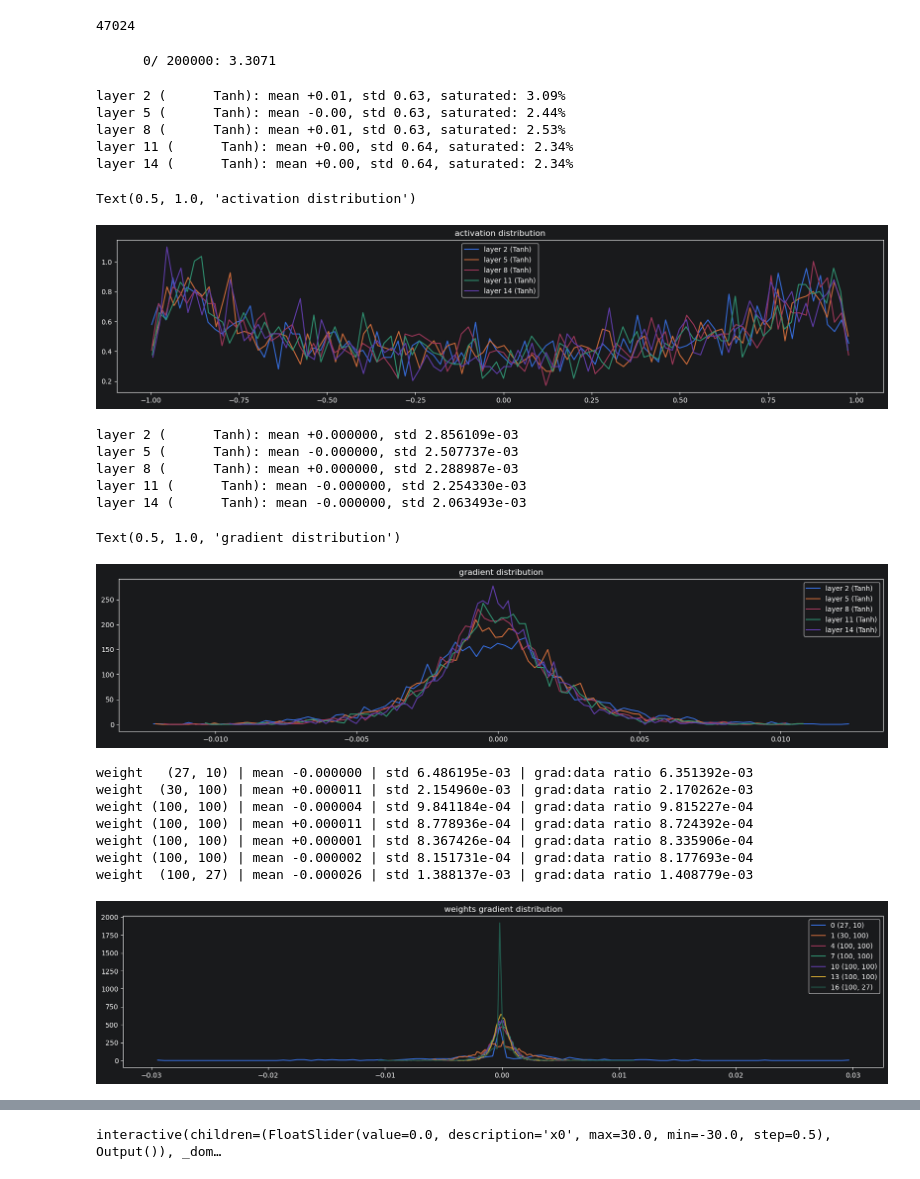
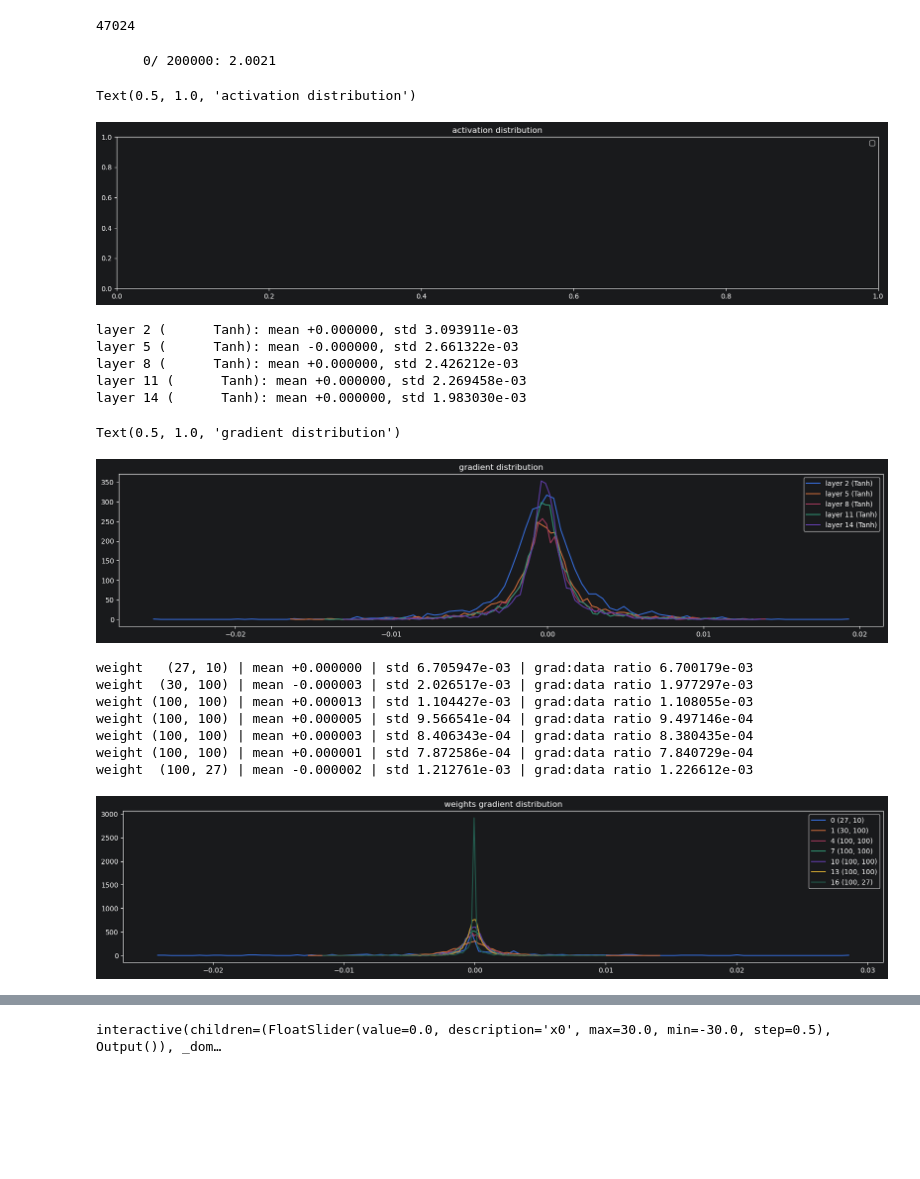
Before and after one commit to JeffJin/py-ai, a Jupyter notebook: zero-to-hero/makemore/mlp_part3.ipynb, the cells around one changed output, grey strips where cells are left out. Saved outputs shown, nothing was run; the diff lists cells and outputs as text; code cells hidden in the pictures; blank space fills up the shorter version.

```diff
--- a/zero-to-hero/makemore/mlp_part3.ipynb
+++ b/zero-to-hero/makemore/mlp_part3.ipynb
@@ -106,7 +107,7 @@ for i in range(MAX_STEPS):
   # emb.view(-1, 10 * 3) -> (32, 30)
   # So both flatten each sample’s 3 character embeddings into one 30-dim vector while keeping the batch dimension. In the notebook, the second line overwrites the first, and that is the active one:
   # z = emb.view(emb.shape[0], -1) # concatenate the vectors
-  z = emb.view(-1, emb_size * block_size)
+  z = emb.view(-1, EMB_SIZE * block_size)
 
   # Linear layer
   h_preact = z @ W1 # + b1 # hidden layer pre-activation
@@ -436,6 +437,18 @@ layers = [
   Linear(           n_hidden, n_hidden, bias=False), BatchNorm1d(n_hidden), Tanh(),
   Linear(           n_hidden, vocab_size, bias=False), BatchNorm1d(vocab_size),
 ]
+
+# layers = [
+#   nn.Linear(n_embd * block_size, n_hidden, bias=False), nn.BatchNorm1d(n_hidden), nn.Tanh(),
+#   nn.Linear(           n_hidden, n_hidden, bias=False), nn.BatchNorm1d(n_hidden), nn.Tanh(),
+#   nn.Linear(           n_hidden, n_hidden, bias=False), nn.BatchNorm1d(n_hidden), nn.Tanh(),
+#   nn.Linear(           n_hidden, n_hidden, bias=False), nn.BatchNorm1d(n_hidden), nn.Tanh(),
+#   nn.Linear(           n_hidden, n_hidden, bias=False), nn.BatchNorm1d(n_hidden), nn.Tanh(),
+#   nn.Linear(           n_hidden, vocab_size, bias=False), nn.BatchNorm1d(vocab_size),
+# ]
+
+
+
 # layers = [
 #   Linear(n_embd * block_size, n_hidden), Tanh(),
 #   Linear(           n_hidden, n_hidden), Tanh(),
@@ -447,7 +460,7 @@ layers = [
 
 with torch.no_grad():
   # last layer: make less confident
-  layers[-1].gamma *= 0.1
+  layers[-1].beta *= 0.1
   # layers[-1].weight *= 0.1
   # all other layers: apply gain
   for layer in layers[:-1]:
@@ -478,11 +491,12 @@ for i in range(max_steps):
   x = emb.view(emb.shape[0], -1) # concatenate the vectors
   for layer in layers:
     x = layer(x)
+    x.retain_grad()
   loss = F.cross_entropy(x, Yb) # loss function
 
   # backward pass
-  for layer in layers:
-    layer.out.retain_grad() # AFTER_DEBUG: would take out retain_graph
+  # for layer in layers:
+  #   layer.out.retain_grad() # AFTER_DEBUG: would take out retain_graph
   for p in parameters:
     p.grad = None
   loss.backward()
@@ -502,7 +516,7 @@ for i in range(max_steps):
   if i >= 1000:
     break # AFTER_DEBUG: would take out obviously to run full optimization
 # %% [output]
-      0/ 200000: 3.3071
+      0/ 200000: 2.0021
 # %%
 # visualize histograms
 plt.figure(figsize=(20, 4)) # width and height of the plot
@@ -518,35 +532,30 @@ for i, layer in enumerate(layers[:-1]): # note: exclude the output layer
 plt.legend(legends);
 plt.title('activation distribution')
 # %% [output]
-layer 2 (      Tanh): mean +0.01, std 0.63, saturated: 3.09%
-layer 5 (      Tanh): mean -0.00, std 0.63, saturated: 2.44%
-layer 8 (      Tanh): mean +0.01, std 0.63, saturated: 2.53%
-layer 11 (      Tanh): mean +0.00, std 0.64, saturated: 2.34%
-layer 14 (      Tanh): mean +0.00, std 0.64, saturated: 2.34%
+Text(0.5, 1.0, 'activation distribution')
-Text(0.5, 1.0, 'activation distribution')
-[figure, old version]
+[figure, new version]
 # %%
 # visualize histograms
 plt.figure(figsize=(20, 4)) # width and height of the plot
 legends = []
 for i, layer in enumerate(layers[:-1]): # note: exclude the output layer
   if isinstance(layer, Tanh):
     t = layer.out.grad
     print('layer %d (%10s): mean %+f, std %e' % (i, layer.__class__.__name__, t.mean(), t.std()))
     t_cpu = t.detach().cpu()
-    hy, hx = torch.histogram(t_cpu, density=True)
+    hy, hx = torch.histogram(t_cpu, density=False)
     plt.plot(hx[:-1], hy)
     legends.append(f'layer {i} ({layer.__class__.__name__})')
 plt.legend(legends);
 plt.title('gradient distribution')
 # %% [output]
-layer 2 (      Tanh): mean +0.000000, std 2.856109e-03
-layer 5 (      Tanh): mean -0.000000, std 2.507737e-03
-layer 8 (      Tanh): mean +0.000000, std 2.288987e-03
-layer 11 (      Tanh): mean -0.000000, std 2.254330e-03
-layer 14 (      Tanh): mean -0.000000, std 2.063493e-03
+layer 2 (      Tanh): mean +0.000000, std 3.093911e-03
+layer 5 (      Tanh): mean -0.000000, std 2.661322e-03
+layer 8 (      Tanh): mean +0.000000, std 2.426212e-03
+layer 11 (      Tanh): mean +0.000000, std 2.269458e-03
+layer 14 (      Tanh): mean +0.000000, std 1.983030e-03
 Text(0.5, 1.0, 'gradient distribution')
-[figure, old version]
+[figure, new version]
 # %%
 # visualize histograms
 plt.figure(figsize=(20, 4)) # width and height of the plot
@@ -562,14 +571,14 @@ for i,p in enumerate(parameters):
 plt.legend(legends)
 plt.title('weights gradient distribution');
 # %% [output]
-weight   (27, 10) | mean -0.000000 | std 6.486195e-03 | grad:data ratio 6.351392e-03
-weight  (30, 100) | mean +0.000011 | std 2.154960e-03 | grad:data ratio 2.170262e-03
-weight (100, 100) | mean -0.000004 | std 9.841184e-04 | grad:data ratio 9.815227e-04
-weight (100, 100) | mean +0.000011 | std 8.778936e-04 | grad:data ratio 8.724392e-04
-weight (100, 100) | mean +0.000001 | std 8.367426e-04 | grad:data ratio 8.335906e-04
-weight (100, 100) | mean -0.000002 | std 8.151731e-04 | grad:data ratio 8.177693e-04
-weight  (100, 27) | mean -0.000026 | std 1.388137e-03 | grad:data ratio 1.408779e-03
+weight   (27, 10) | mean +0.000000 | std 6.705947e-03 | grad:data ratio 6.700179e-03
+weight  (30, 100) | mean -0.000003 | std 2.026517e-03 | grad:data ratio 1.977297e-03
+weight (100, 100) | mean +0.000013 | std 1.104427e-03 | grad:data ratio 1.108055e-03
+weight (100, 100) | mean +0.000005 | std 9.566541e-04 | grad:data ratio 9.497146e-04
+weight (100, 100) | mean +0.000003 | std 8.406343e-04 | grad:data ratio 8.380435e-04
+weight (100, 100) | mean +0.000001 | std 7.872586e-04 | grad:data ratio 7.840729e-04
+weight  (100, 27) | mean -0.000002 | std 1.212761e-03 | grad:data ratio 1.226612e-03
-[figure, old version]
+[figure, new version]
 # %%
 plt.figure(figsize=(20, 4))
 legends = []
```
Also changed, not shown: parts of 13 cells of this notebook, 2 other files.
